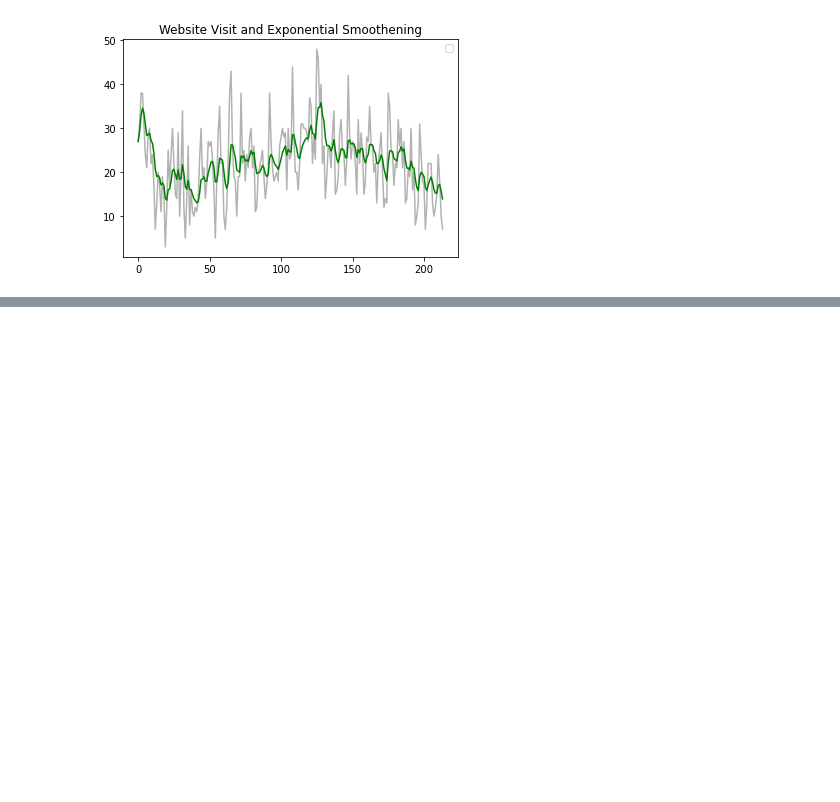
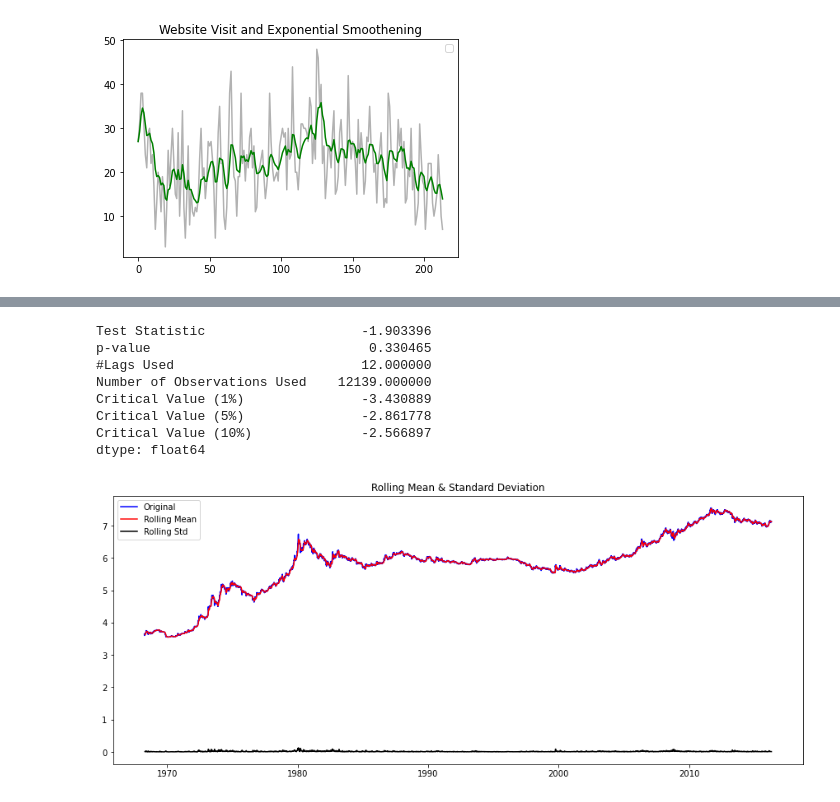
Before and after one commit to paulsok/kaggle, a Jupyter notebook: Forecasting Stock and Commodity Prices/forecasting_stock_and_commodity_prices.ipynb, the cells around one changed output, grey strips where cells are left out. Cells and saved outputs as stored; diff of their text form; code cells hidden in the pictures; blank space fills up the shorter version.

```diff
--- a/Forecasting Stock and Commodity Prices/forecasting_stock_and_commodity_prices.ipynb
+++ b/Forecasting Stock and Commodity Prices/forecasting_stock_and_commodity_prices.ipynb
@@ -82,0 +150,15 @@ No handles with labels found to put in legend.
+# %%
+# log scale
+log_series = np.log(gold_df.Value)
+ad_fuller_test(log_series)
+plot_rolling_stats(log_series)
+# %% [output]
+Test Statistic                    -1.903396
+p-value                            0.330465
+#Lags Used                        12.000000
+Number of Observations Used    12139.000000
+Critical Value (1%)               -3.430889
+Critical Value (5%)               -2.861778
+Critical Value (10%)              -2.566897
+dtype: float64
+[figure, added]
```
Also changed, not shown: parts of 8 cells of this notebook.
